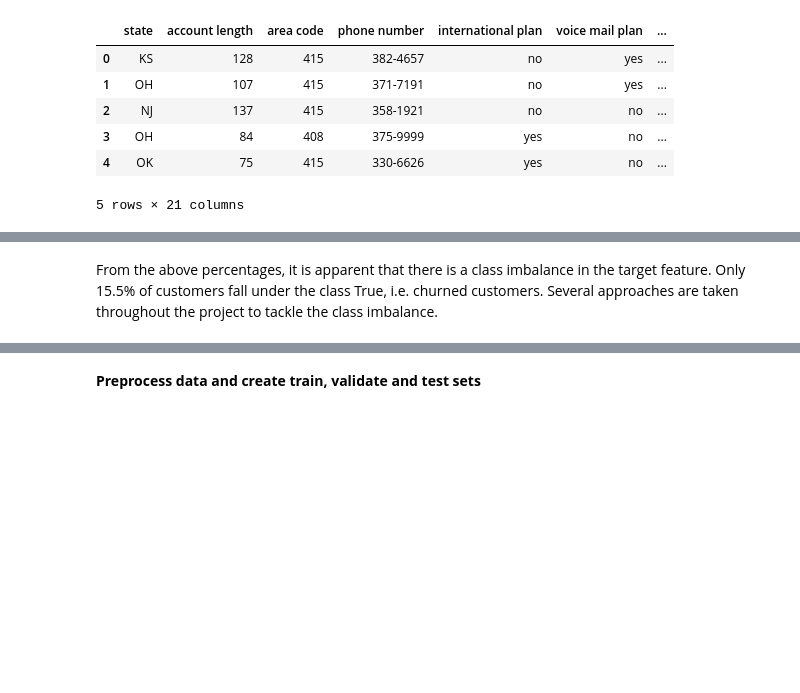
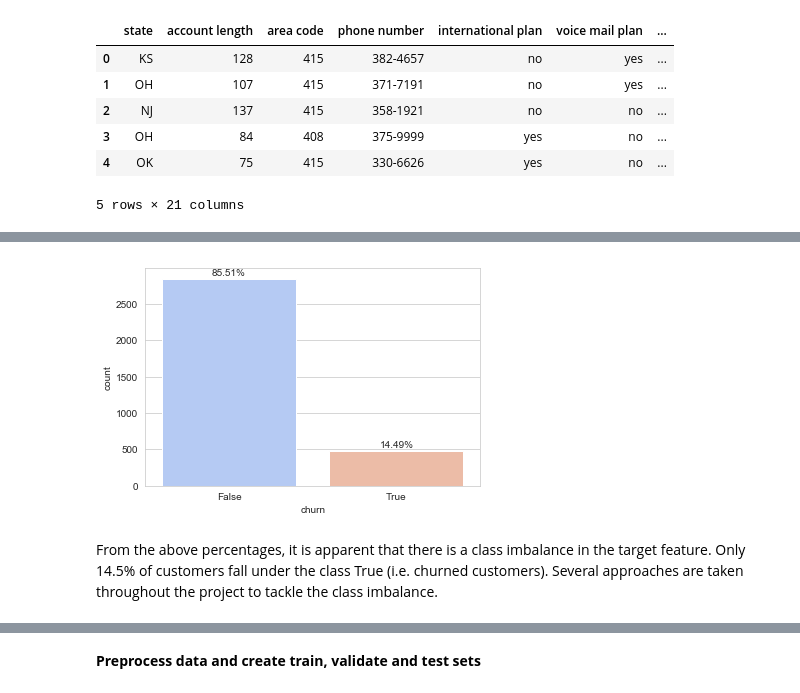
Before and after one commit to calvinchoi21/predicting-customer-churn, a Jupyter notebook: Classification_Customer_Churn.ipynb, the cells around one changed output, grey strips where cells are left out. Drawn from its saved outputs; the diff is of its cells as text; code cells hidden in the pictures; blank space fills up the shorter version.

```diff
--- a/Classification_Customer_Churn.ipynb
+++ b/Classification_Customer_Churn.ipynb
@@ -60,2 +58,10 @@ Name: churn, dtype: float64
+# %%
+ax = sns.countplot(x='churn', data=df, palette='coolwarm')
+total = float(len(df))
+for p in ax.patches:
+    height = p.get_height()
+    ax.text(p.get_x()+p.get_width()/2., height+40, '{0:.2%}'.format(height/total), ha="center")
+# %% [output]
+[figure, added]
 # %% [markdown]
-From the above percentages, it is apparent that there is a class imbalance in the target feature. Only 15.5% of customers fall under the class True, i.e. churned customers. Several approaches are taken throughout the project to tackle the class imbalance.
+From the above percentages, it is apparent that there is a class imbalance in the target feature. Only 14.5% of customers fall under the class True (i.e. churned customers). Several approaches are taken throughout the project to tackle the class imbalance.
```
Also changed, not shown: parts of 17 cells of this notebook.
